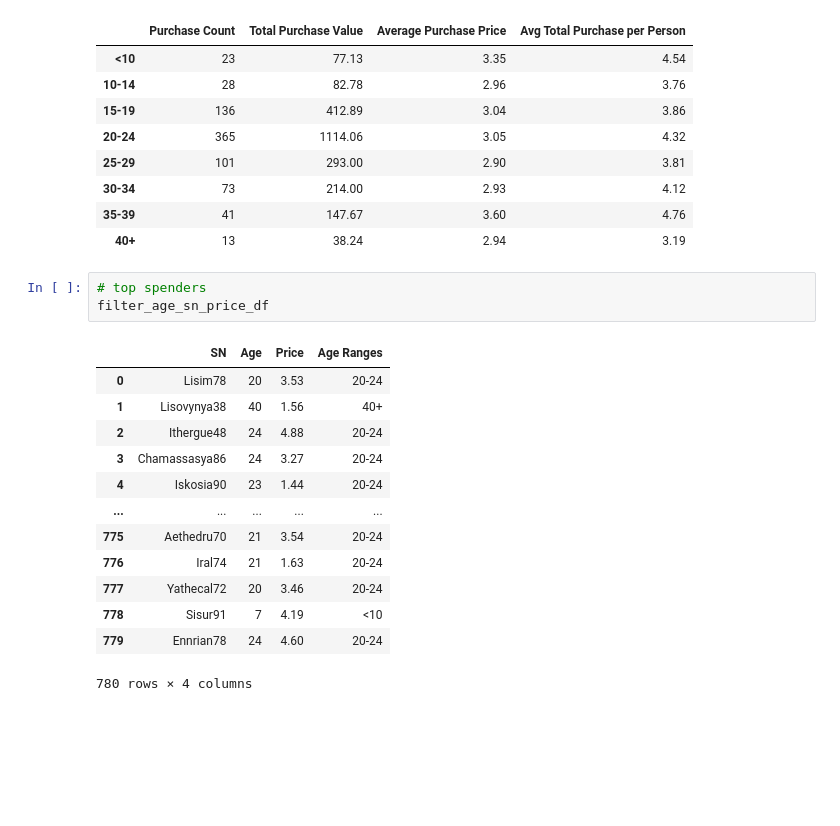
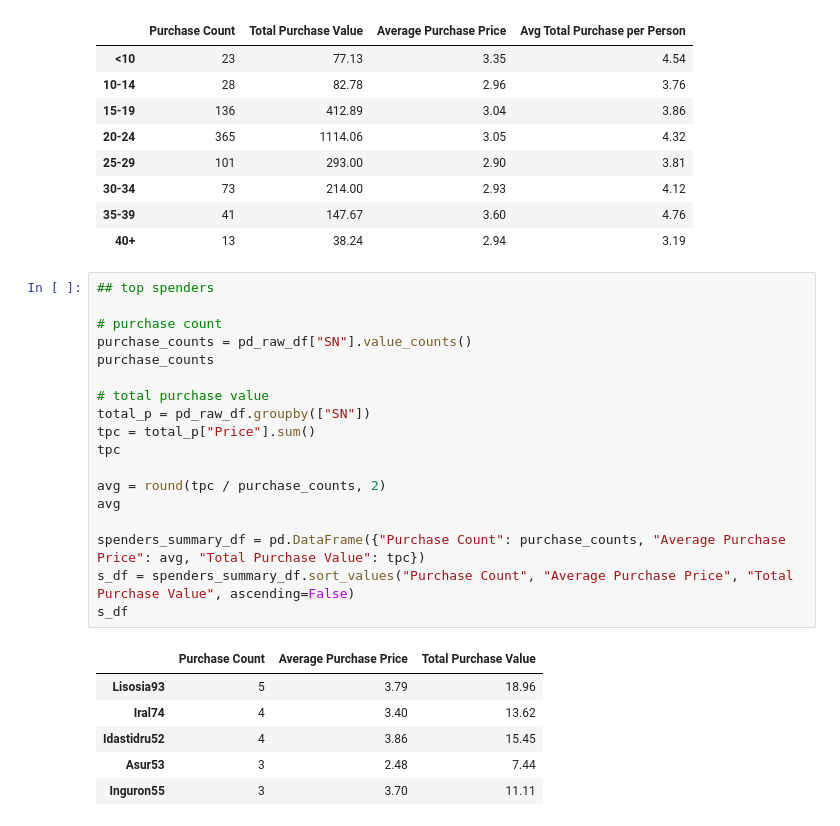
Before and after one commit to KinlayD/pandas-challenge, a Jupyter notebook: HeroesOfPymoli/HoP.ipynb, the cells around one changed output. Saved outputs shown, nothing was run; the diff lists cells and outputs as text; blank space fills up the shorter version.

Commit message:
added to top spenders

```diff
--- a/HeroesOfPymoli/HoP.ipynb
+++ b/HeroesOfPymoli/HoP.ipynb
@@ -458,20 +456,28 @@ purchasing_analysis_age_df
 | 30-34 | 73 | 214.00 | 2.93 | 4.12 |
 | 35-39 | 41 | 147.67 | 3.60 | 4.76 |
 | 40+ | 13 | 38.24 | 2.94 | 3.19 |
-# %%
-# top spenders
-filter_age_sn_price_df
-# %% [output]
-|  | SN | Age | Price | Age Ranges |
-| 0 | Lisim78 | 20 | 3.53 | 20-24 |
-| 1 | Lisovynya38 | 40 | 1.56 | 40+ |
-| 2 | Ithergue48 | 24 | 4.88 | 20-24 |
-| 3 | Chamassasya86 | 24 | 3.27 | 20-24 |
-| 4 | Iskosia90 | 23 | 1.44 | 20-24 |
-| ... | ... | ... | ... | ... |
-| 775 | Aethedru70 | 21 | 3.54 | 20-24 |
-| 776 | Iral74 | 21 | 1.63 | 20-24 |
-| 777 | Yathecal72 | 20 | 3.46 | 20-24 |
-| 778 | Sisur91 | 7 | 4.19 | <10 |
-| 779 | Ennrian78 | 24 | 4.60 | 20-24 |
-780 rows × 4 columns
+# %%
+## top spenders
+
+# purchase count
+purchase_counts = pd_raw_df["SN"].value_counts()
+purchase_counts
+
+# total purchase value
+total_p = pd_raw_df.groupby(["SN"])
+tpc = total_p["Price"].sum()
+tpc
+
+avg = round(tpc / purchase_counts, 2)
+avg
+
+spenders_summary_df = pd.DataFrame({"Purchase Count": purchase_counts, "Average Purchase Price": avg, "Total Purchase Value": tpc})
+s_df = spenders_summary_df.sort_values("Purchase Count", "Average Purchase Price", "Total Purchase Value", ascending=False)
+s_df
+# %% [output]
+|  | Purchase Count | Average Purchase Price | Total Purchase Value |
+| Lisosia93 | 5 | 3.79 | 18.96 |
+| Iral74 | 4 | 3.40 | 13.62 |
+| Idastidru52 | 4 | 3.86 | 15.45 |
+| Asur53 | 3 | 2.48 | 7.44 |
+| Inguron55 | 3 | 3.70 | 11.11 |
```
Also changed, not shown: parts of 4 cells of this notebook.
